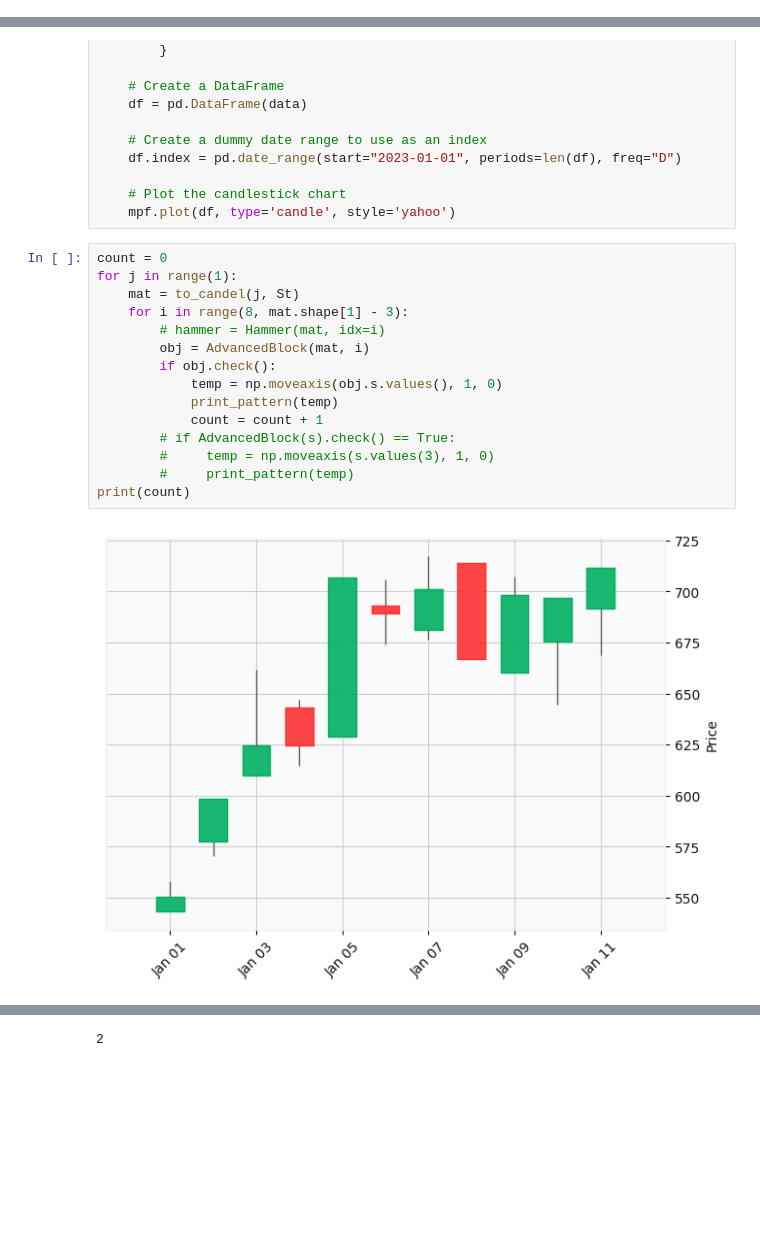
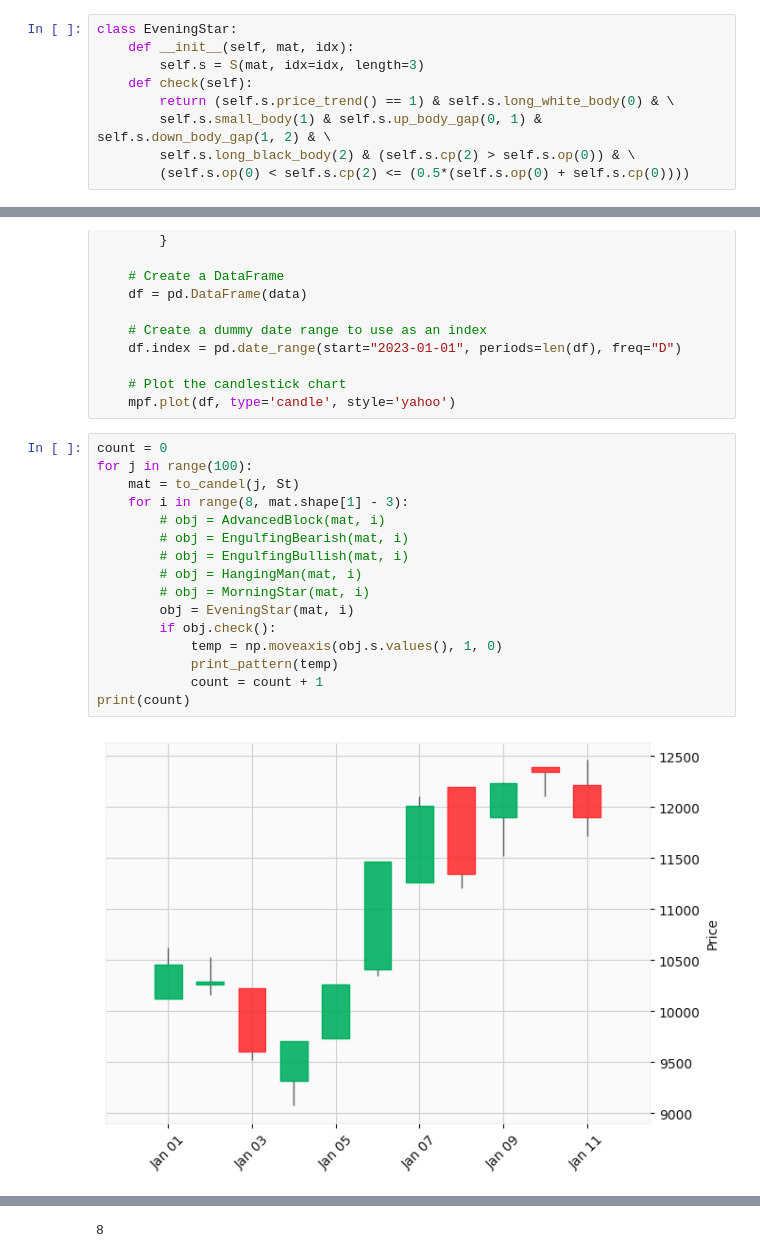
Before and after one commit to OverCat2000/Research, a Jupyter notebook: Untitled.ipynb, the cells around one changed output, grey strips where cells are left out. Saved outputs shown, nothing was run; the diff lists cells and outputs as text; blank space fills up the shorter version.

Commit message:
patterns

```diff
--- a/Untitled.ipynb
+++ b/Untitled.ipynb
@@ -195,0 +200,9 @@ class AdvancedBlock:
+# %%
+class EveningStar:
+    def __init__(self, mat, idx):
+        self.s = S(mat, idx=idx, length=3)
+    def check(self):
+        return (self.s.price_trend() == 1) & self.s.long_white_body(0) & \
+        self.s.small_body(1) & self.s.up_body_gap(0, 1) & self.s.down_body_gap(1, 2) & \
+        self.s.long_black_body(2) & (self.s.cp(2) > self.s.op(0)) & \
+        (self.s.op(0) < self.s.cp(2) <= (0.5*(self.s.op(0) + self.s.cp(0))))
@@ -219,18 +272,19 @@ def print_pattern(temp):
     mpf.plot(df, type='candle', style='yahoo')
 # %%
 count = 0
-for j in range(1):
+for j in range(100):
     mat = to_candel(j, St)
     for i in range(8, mat.shape[1] - 3):
-        # hammer = Hammer(mat, idx=i)
-        obj = AdvancedBlock(mat, i)
+        # obj = AdvancedBlock(mat, i)
+        # obj = EngulfingBearish(mat, i)
+        # obj = EngulfingBullish(mat, i)
+        # obj = HangingMan(mat, i)
+        # obj = MorningStar(mat, i)
+        obj = EveningStar(mat, i)
         if obj.check():
             temp = np.moveaxis(obj.s.values(), 1, 0)
             print_pattern(temp)
             count = count + 1
-        # if AdvancedBlock(s).check() == True:
-        #     temp = np.moveaxis(s.values(3), 1, 0)
-        #     print_pattern(temp)
 print(count)
 # %% [output]
-[figure, old version]
+[figure, new version]
@@ -238 +298 @@ print(count)
-2
+8
```
Also changed, not shown: parts of 10 cells of this notebook, 1 other file.
